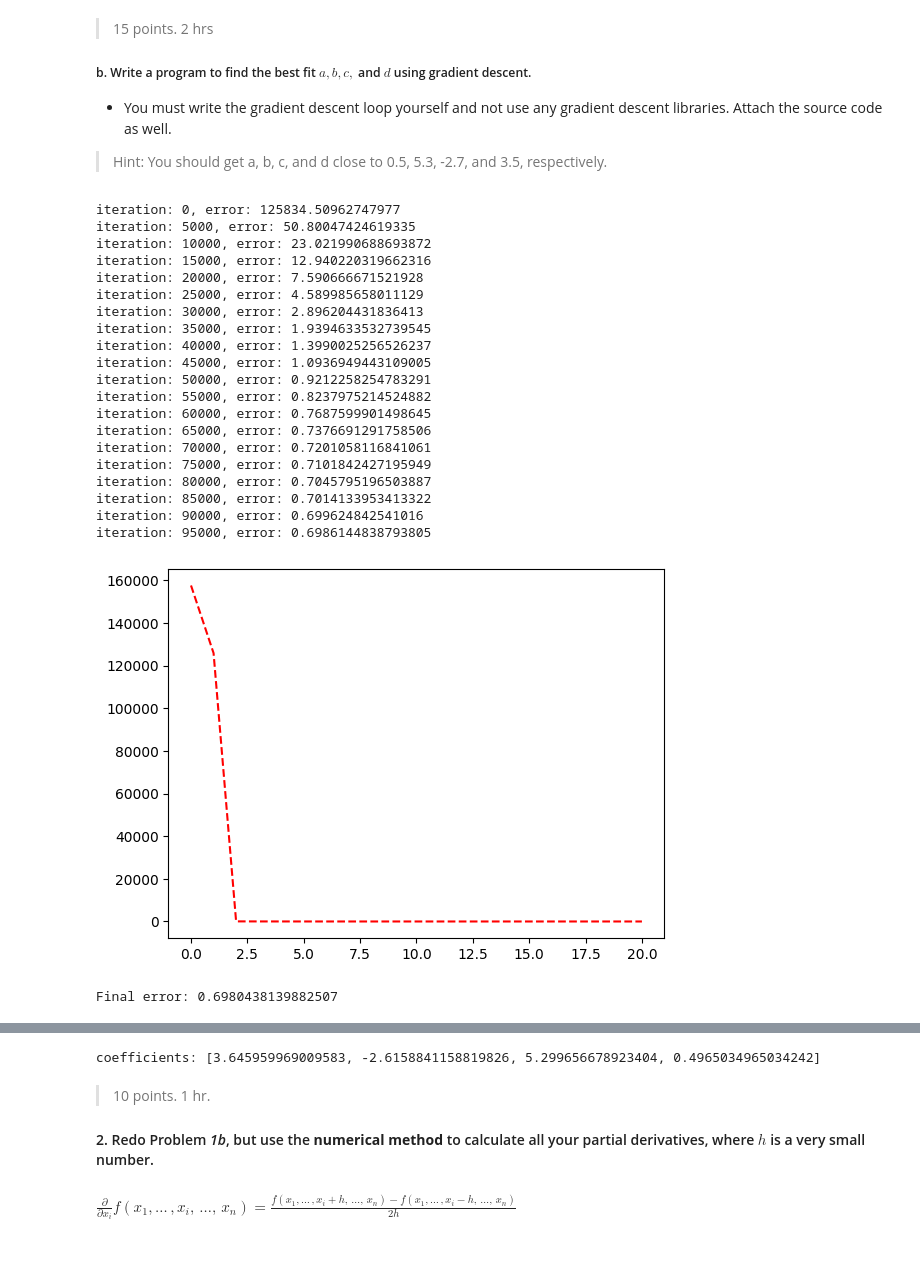
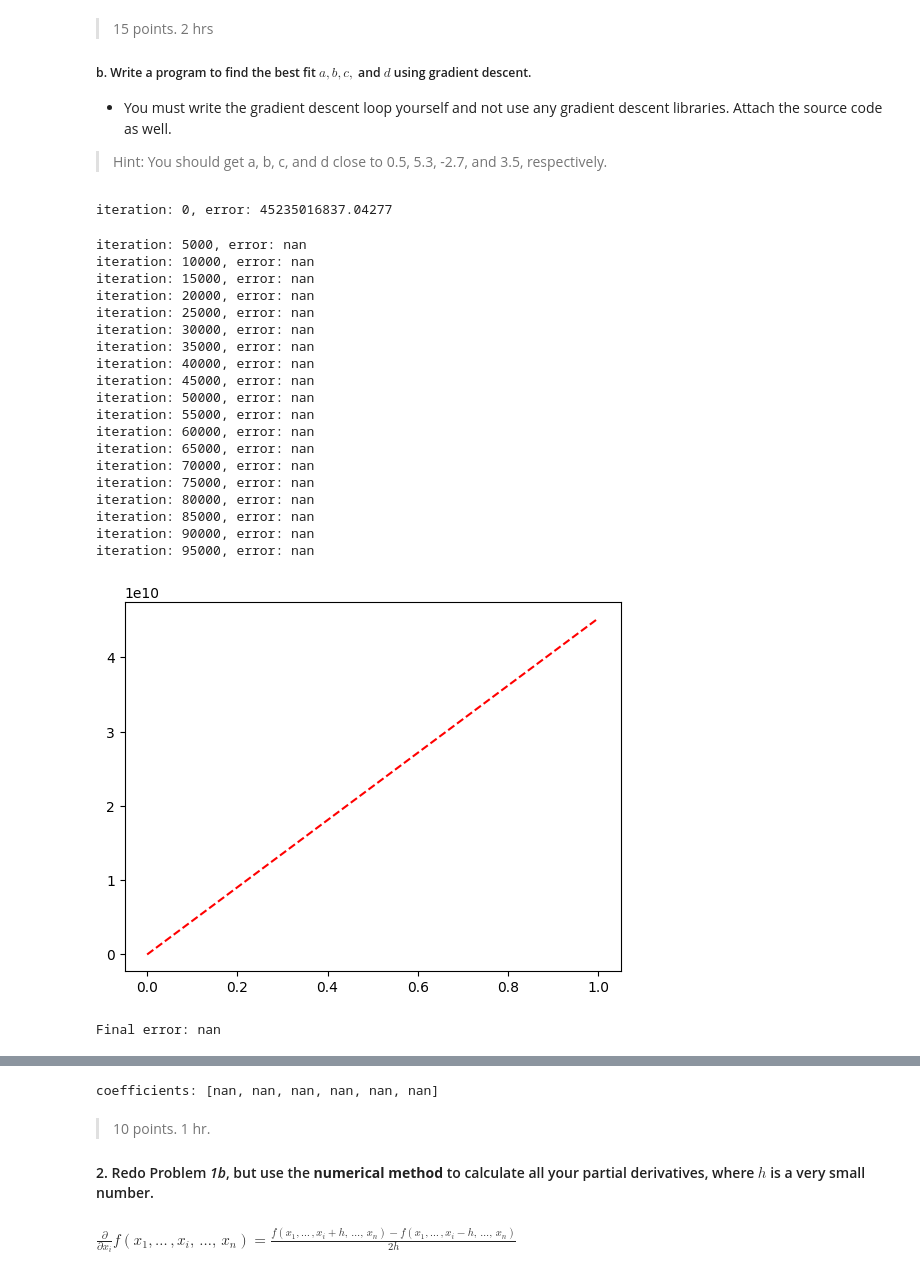
Before and after one commit to ibzzsfw/machine-learning, a Jupyter notebook: gradient-descent/gradient-descent.ipynb, the cells around one changed output, grey strips where cells are left out. Saved outputs shown, nothing was run; the diff lists cells and outputs as text; code cells hidden in the pictures.

```diff
--- a/gradient-descent/gradient-descent.ipynb
+++ b/gradient-descent/gradient-descent.ipynb
@@ -144,35 +144,35 @@ points = np.array([
     Point(6, 286)
 ])
 # %%
-coefficients = np.array([0, 0, 0, 0])
+coefficients = np.array([0, 0, 0, 0, 0, 0])
 polynomial = Polynomial(coefficients, points)
 polynomial.gradient_descent()
 
 # Plot the points and the polynomial, points in red
 polynomial.plot_fitted()
 
 # print the coefficients of the polynomial
 print(f"coefficients: {polynomial.coefficients}")
 # %% [output]
-iteration: 0, error: 125834.50962747977
-iteration: 5000, error: 50.80047424619335
-iteration: 10000, error: 23.021990688693872
-iteration: 15000, error: 12.940220319662316
-iteration: 20000, error: 7.590666671521928
-iteration: 25000, error: 4.589985658011129
-iteration: 30000, error: 2.896204431836413
-iteration: 35000, error: 1.9394633532739545
-iteration: 40000, error: 1.3990025256526237
-iteration: 45000, error: 1.0936949443109005
-iteration: 50000, error: 0.9212258254783291
-iteration: 55000, error: 0.8237975214524882
-iteration: 60000, error: 0.7687599901498645
-iteration: 65000, error: 0.7376691291758506
-iteration: 70000, error: 0.7201058116841061
-iteration: 75000, error: 0.7101842427195949
-iteration: 80000, error: 0.7045795196503887
-iteration: 85000, error: 0.7014133953413322
-iteration: 90000, error: 0.699624842541016
-iteration: 95000, error: 0.6986144838793805
+iteration: 0, error: 45235016837.04277
+iteration: 5000, error: nan
+iteration: 10000, error: nan
+iteration: 15000, error: nan
+iteration: 20000, error: nan
+iteration: 25000, error: nan
+iteration: 30000, error: nan
+iteration: 35000, error: nan
+iteration: 40000, error: nan
+iteration: 45000, error: nan
+iteration: 50000, error: nan
+iteration: 55000, error: nan
+iteration: 60000, error: nan
+iteration: 65000, error: nan
+iteration: 70000, error: nan
+iteration: 75000, error: nan
+iteration: 80000, error: nan
+iteration: 85000, error: nan
+iteration: 90000, error: nan
+iteration: 95000, error: nan
-[figure, old version]
+[figure, new version]
-Final error: 0.6980438139882507
+Final error: nan
@@ -180,4 +180,4 @@ Final error: 0.6980438139882507
-coefficients: [3.645959969009583, -2.6158841158819826, 5.299656678923404, 0.4965034965034242]
+coefficients: [nan, nan, nan, nan, nan, nan]
 # %% [markdown]
 > 10 points. 1 hr.
 #### 2. Redo Problem *1b*, but use the **numerical method** to calculate all your partial derivatives, where $h$ is a very small number.
```
Also changed, not shown: parts of 4 cells of this notebook, 40 other files.
